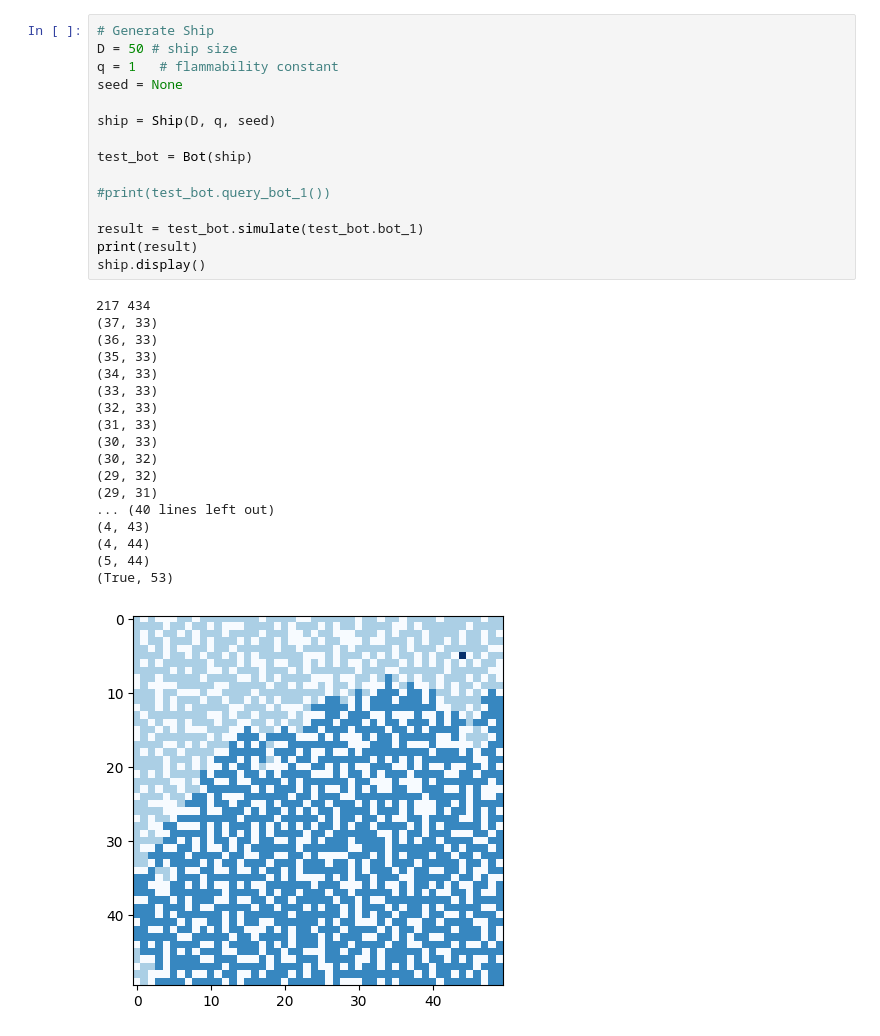
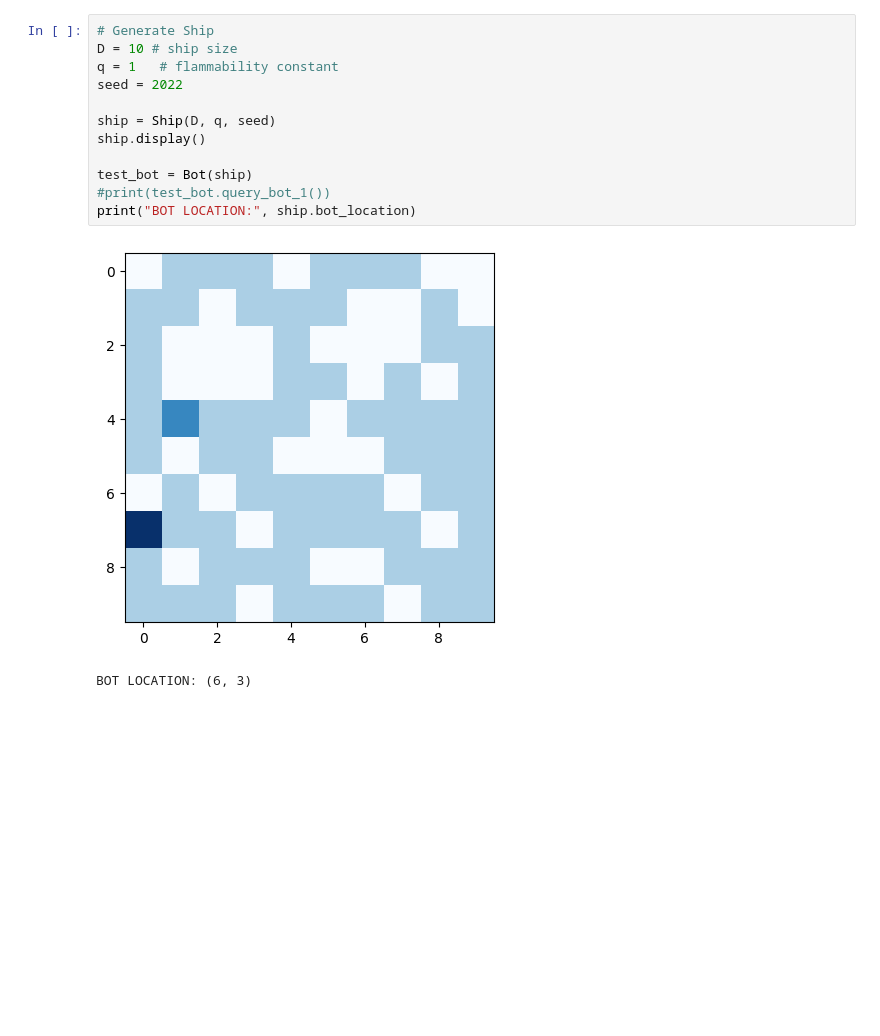
Before and after one commit to dem-ioak/AI-Project-One, a Jupyter notebook: src/Ship.ipynb, the cells around one changed output. Cells and saved outputs as stored; diff of their text form; blank space fills up the shorter version.

```diff
--- a/src/Ship.ipynb
+++ b/src/Ship.ipynb
@@ -395,35 +454,16 @@ class Bot:
         return success, i
 # %%
 # Generate Ship
-D = 50 # ship size
+D = 10 # ship size
 q = 1   # flammability constant
-seed = None
+seed = 2022
 
 ship = Ship(D, q, seed)
+ship.display()
 
 test_bot = Bot(ship)
-
 #print(test_bot.query_bot_1())
-
-result = test_bot.simulate(test_bot.bot_1)
-print(result)
-ship.display()
+print("BOT LOCATION:", ship.bot_location)
 # %% [output]
+[figure, new version]
-217 434
-(37, 33)
-(36, 33)
-(35, 33)
-(34, 33)
-(33, 33)
-(32, 33)
-(31, 33)
-(30, 33)
-(30, 32)
-(29, 32)
-(29, 31)
-... (40 lines left out)
-(4, 43)
-(4, 44)
-(5, 44)
-(True, 53)
+BOT LOCATION: (6, 3)
-[figure, old version]
```
Also changed, not shown: parts of 5 cells of this notebook.
